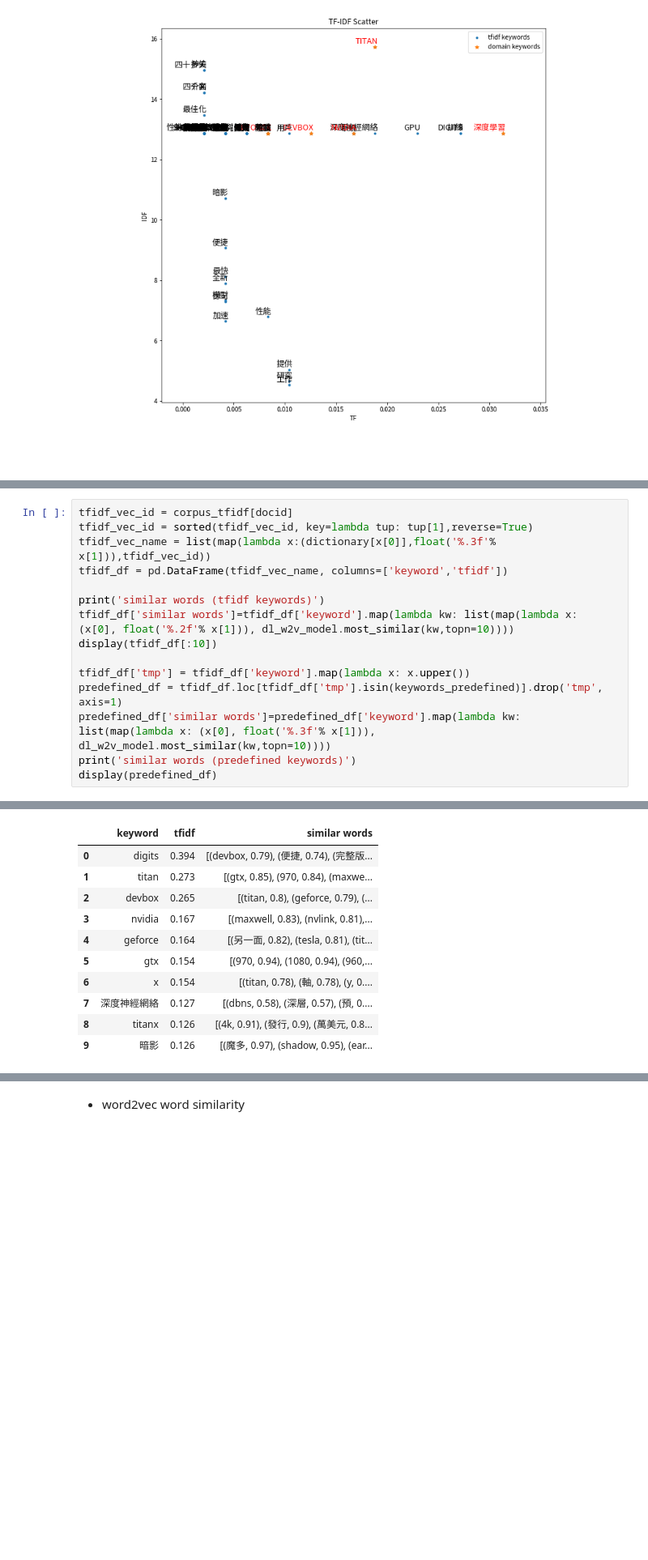
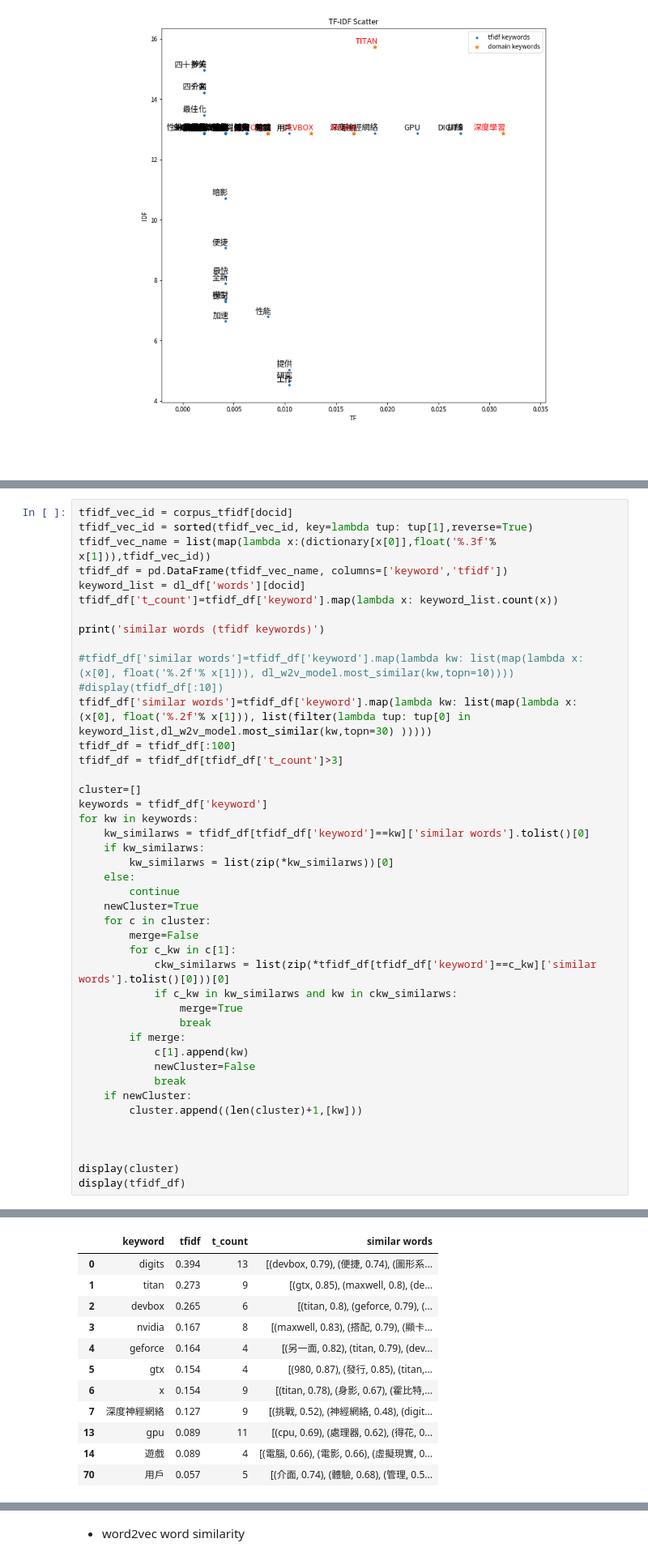
Before and after one commit to Backlu/textmining, a Jupyter notebook: textmining_v3.ipynb, the cells around one changed output, grey strips where cells are left out. Shown: that part at 81% size. Saved outputs shown, nothing was run; the diff lists cells and outputs as text; blank space fills up the shorter version.

Commit message:
hierarchy clustering

```diff
--- a/textmining_v3.ipynb
+++ b/textmining_v3.ipynb
@@ -429,15 +430,43 @@ tfidf_vec_id = corpus_tfidf[docid]
 tfidf_vec_id = sorted(tfidf_vec_id, key=lambda tup: tup[1],reverse=True)
 tfidf_vec_name = list(map(lambda x:(dictionary[x[0]],float('%.3f'% x[1])),tfidf_vec_id))
 tfidf_df = pd.DataFrame(tfidf_vec_name, columns=['keyword','tfidf'])
+keyword_list = dl_df['words'][docid]
+tfidf_df['t_count']=tfidf_df['keyword'].map(lambda x: keyword_list.count(x))
 
 print('similar words (tfidf keywords)')
-tfidf_df['similar words']=tfidf_df['keyword'].map(lambda kw: list(map(lambda x: (x[0], float('%.2f'% x[1])), dl_w2v_model.most_similar(kw,topn=10))))
-display(tfidf_df[:10])
 
-tfidf_df['tmp'] = tfidf_df['keyword'].map(lambda x: x.upper())
-predefined_df = tfidf_df.loc[tfidf_df['tmp'].isin(keywords_predefined)].drop('tmp', axis=1)
-predefined_df['similar words']=predefined_df['keyword'].map(lambda kw: list(map(lambda x: (x[0], float('%.3f'% x[1])), dl_w2v_model.most_similar(kw,topn=10))))
-print('similar words (predefined keywords)')
-display(predefined_df)
+#tfidf_df['similar words']=tfidf_df['keyword'].map(lambda kw: list(map(lambda x: (x[0], float('%.2f'% x[1])), dl_w2v_model.most_similar(kw,topn=10))))
+#display(tfidf_df[:10])
+tfidf_df['similar words']=tfidf_df['keyword'].map(lambda kw: list(map(lambda x: (x[0], float('%.2f'% x[1])), list(filter(lambda tup: tup[0] in keyword_list,dl_w2v_model.most_similar(kw,topn=30) )))))
+tfidf_df = tfidf_df[:100]
+tfidf_df = tfidf_df[tfidf_df['t_count']>3]
+
+cluster=[]
+keywords = tfidf_df['keyword']
+for kw in keywords:
+    kw_similarws = tfidf_df[tfidf_df['keyword']==kw]['similar words'].tolist()[0]
+    if kw_similarws:
+        kw_similarws = list(zip(*kw_similarws))[0]
+    else:
+        continue
+    newCluster=True
+    for c in cluster:
+        merge=False
+        for c_kw in c[1]:
+            ckw_similarws = list(zip(*tfidf_df[tfidf_df['keyword']==c_kw]['similar words'].tolist()[0]))[0]
+            if c_kw in kw_similarws and kw in ckw_similarws:
+                merge=True
+                break
+        if merge:
+            c[1].append(kw)
+            newCluster=False
+            break
+    if newCluster:
+        cluster.append((len(cluster)+1,[kw]))
+
+
+
+display(cluster)
+display(tfidf_df)
 # %% [output]
 similar words (tfidf keywords)
@@ -444,11 +479,12 @@ similar words (tfidf keywords)
-|  | keyword | tfidf | similar words |
-| 0 | digits | 0.394 | [(devbox, 0.79), (便捷, 0.74), (完整版... |
-| 1 | titan | 0.273 | [(gtx, 0.85), (970, 0.84), (maxwe... |
-| 2 | devbox | 0.265 | [(titan, 0.8), (geforce, 0.79), (... |
-| 3 | nvidia | 0.167 | [(maxwell, 0.83), (nvlink, 0.81),... |
-| 4 | geforce | 0.164 | [(另一面, 0.82), (tesla, 0.81), (tit... |
-| 5 | gtx | 0.154 | [(970, 0.94), (1080, 0.94), (960,... |
-| 6 | x | 0.154 | [(titan, 0.78), (軸, 0.78), (y, 0.... |
-| 7 | 深度神經網絡 | 0.127 | [(dbns, 0.58), (深層, 0.57), (預, 0.... |
-| 8 | titanx | 0.126 | [(4k, 0.91), (發行, 0.9), (萬美元, 0.8... |
-| 9 | 暗影 | 0.126 | [(魔多, 0.97), (shadow, 0.95), (ear... |
+|  | keyword | tfidf | t_count | similar words |
+| 0 | digits | 0.394 | 13 | [(devbox, 0.79), (便捷, 0.74), (圖形系... |
+| 1 | titan | 0.273 | 9 | [(gtx, 0.85), (maxwell, 0.8), (de... |
+| 2 | devbox | 0.265 | 6 | [(titan, 0.8), (geforce, 0.79), (... |
+| 3 | nvidia | 0.167 | 8 | [(maxwell, 0.83), (搭配, 0.79), (顯卡... |
+| 4 | geforce | 0.164 | 4 | [(另一面, 0.82), (titan, 0.79), (dev... |
+| 5 | gtx | 0.154 | 4 | [(980, 0.87), (發行, 0.85), (titan,... |
+| 6 | x | 0.154 | 9 | [(titan, 0.78), (身影, 0.67), (霍比特,... |
+| 7 | 深度神經網絡 | 0.127 | 9 | [(挑戰, 0.52), (神經網絡, 0.48), (digit... |
+| 13 | gpu | 0.089 | 11 | [(cpu, 0.69), (處理器, 0.62), (得花, 0... |
+| 14 | 遊戲 | 0.089 | 4 | [(電腦, 0.66), (電影, 0.66), (虛擬現實, 0... |
+| 70 | 用戶 | 0.057 | 5 | [(介面, 0.74), (體驗, 0.68), (管理, 0.5... |
```
Also changed, not shown: parts of 7 cells of this notebook, 2 other files.
